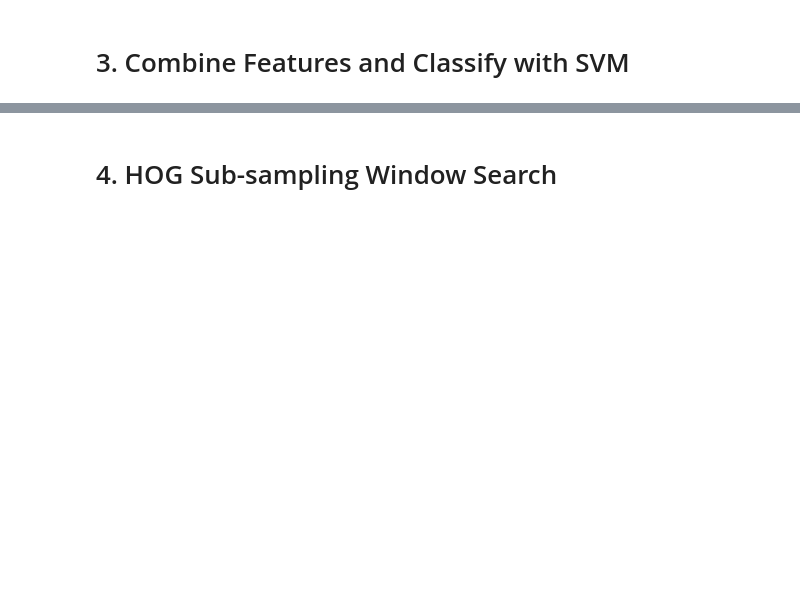
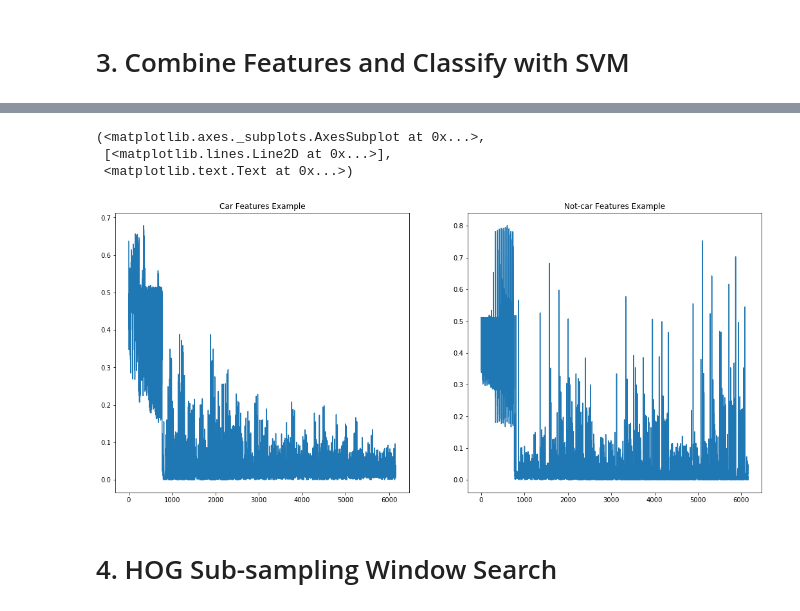
Before and after one commit to hangyao/Udacity_SDCND_Vehicle-Detection, a Jupyter notebook: Untitled.ipynb, the cells around one changed output, grey strips where cells are left out. Cells and saved outputs as stored; diff of their text form; code cells hidden in the pictures; blank space fills up the shorter version.

```diff
--- a/Untitled.ipynb
+++ b/Untitled.ipynb
@@ -174,4 +171,14 @@ Test Accuracy of SVC =  0.9904
 Compressed pickle size: 197963
+# %%
+# Plot samples of features
+fig = plt.figure(figsize=(18,8))
+plt.subplot(121), plt.plot(car_features[car_ind]), plt.title('Car Features Example')
+plt.subplot(122), plt.plot(notcar_features[notcar_ind]), plt.title('Not-car Features Example')
+# %% [output]
+(<matplotlib.axes._subplots.AxesSubplot at 0x...>,
+ [<matplotlib.lines.Line2D at 0x...>],
+ <matplotlib.text.Text at 0x...>)
+[figure, added]
 # %% [markdown]
 # 4. HOG Sub-sampling Window Search
 # %%
```
Also changed, not shown: parts of 15 cells of this notebook, 8 other files.
